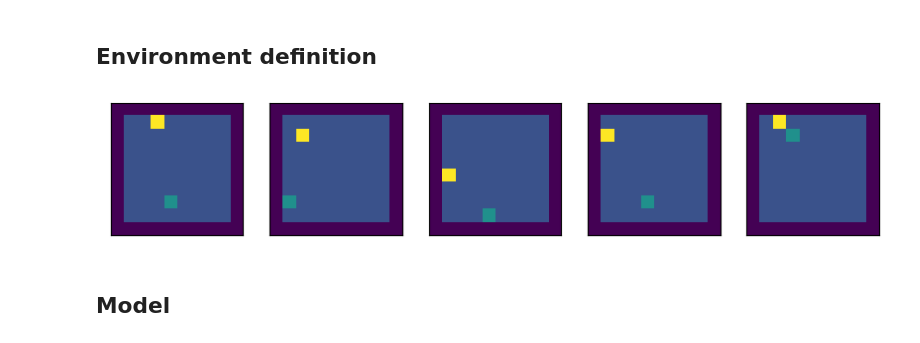
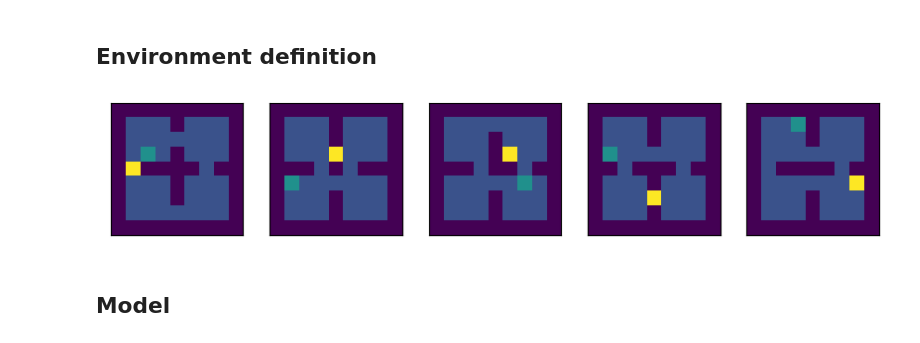
Before and after one commit to AlbertoSinigaglia/snake-reinforcement-learning, a Jupyter notebook: partially_observable/a2c_learns_walls/main.ipynb, the cells around one changed output. Drawn from its saved outputs; the diff is of its cells as text; code cells hidden in the pictures.

```diff
--- a/partially_observable/a2c_learns_walls/main.ipynb
+++ b/partially_observable/a2c_learns_walls/main.ipynb
@@ -20,23 +20,23 @@ LOAD_FROM_MEMORY = True
 # %%
 %matplotlib inline
 def get_env(n=1000):
-    e = OriginalSnakeEnvironment(n, 10, 1)
+    e = Walls9x9SnakeEnvironment(n, 2)
     return e
 env_ = get_env()
 GAMMA = .9
 ITERATIONS = 25000
 EPSILON = 0.03
 LAMBDA_VALUE = 0.
 LAMBDA_AGENT = 0.
 #  ALPHA = 0.1
 
 fig,axs=plt.subplots(1,min(len(env_.boards), 5), figsize=(10,3))
 for ax, board in zip(axs, env_.boards):
     ax.get_yaxis().set_visible(False)
     ax.get_xaxis().set_visible(False)
     ax.imshow(board, origin="lower")
 # %% [output]
-[figure, old version]
+[figure, new version]
 # %% [markdown]
 ## Model
 # %%
```
Also changed, not shown: parts of 1 cell of this notebook, 47 other files.
